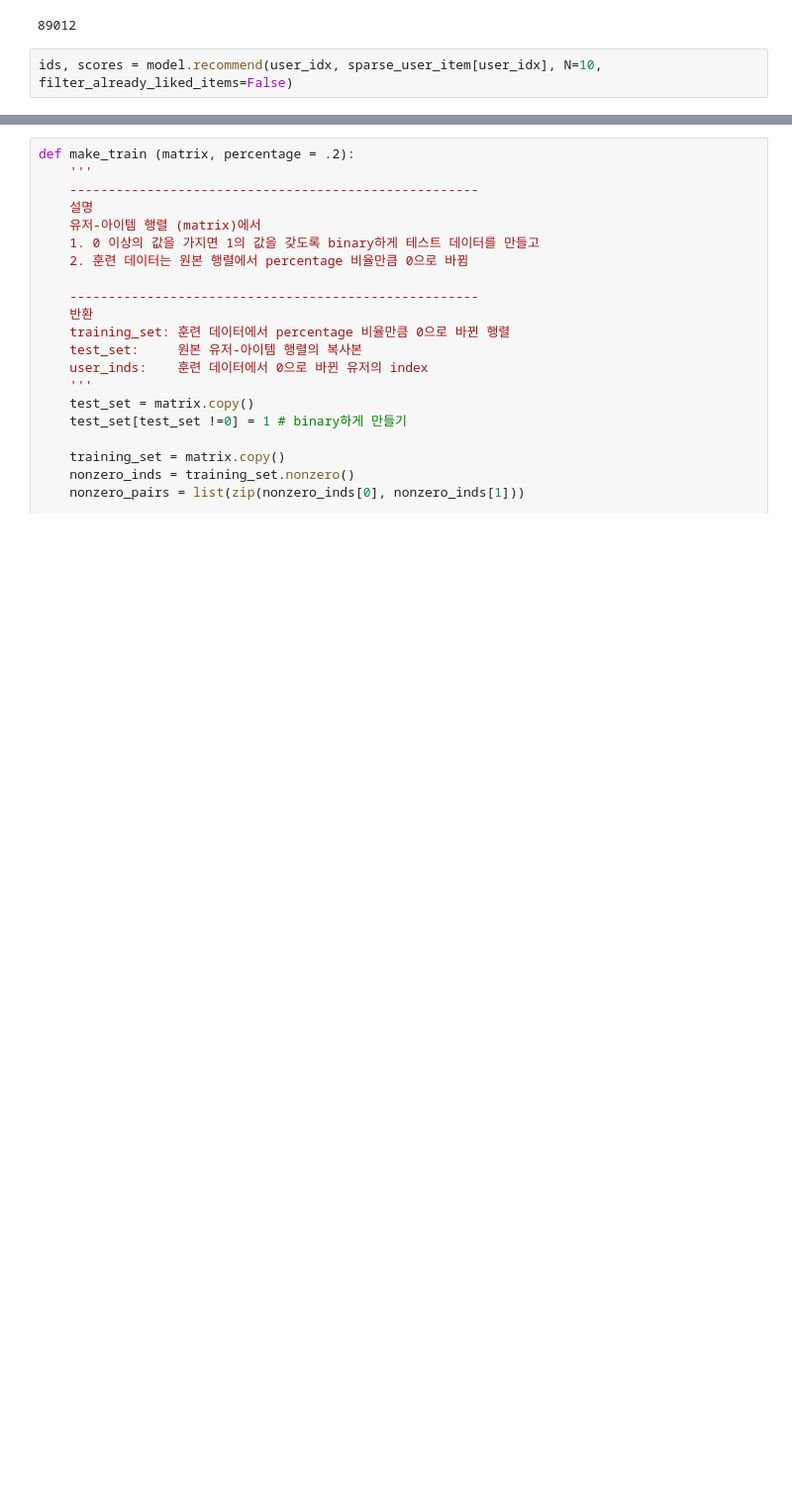
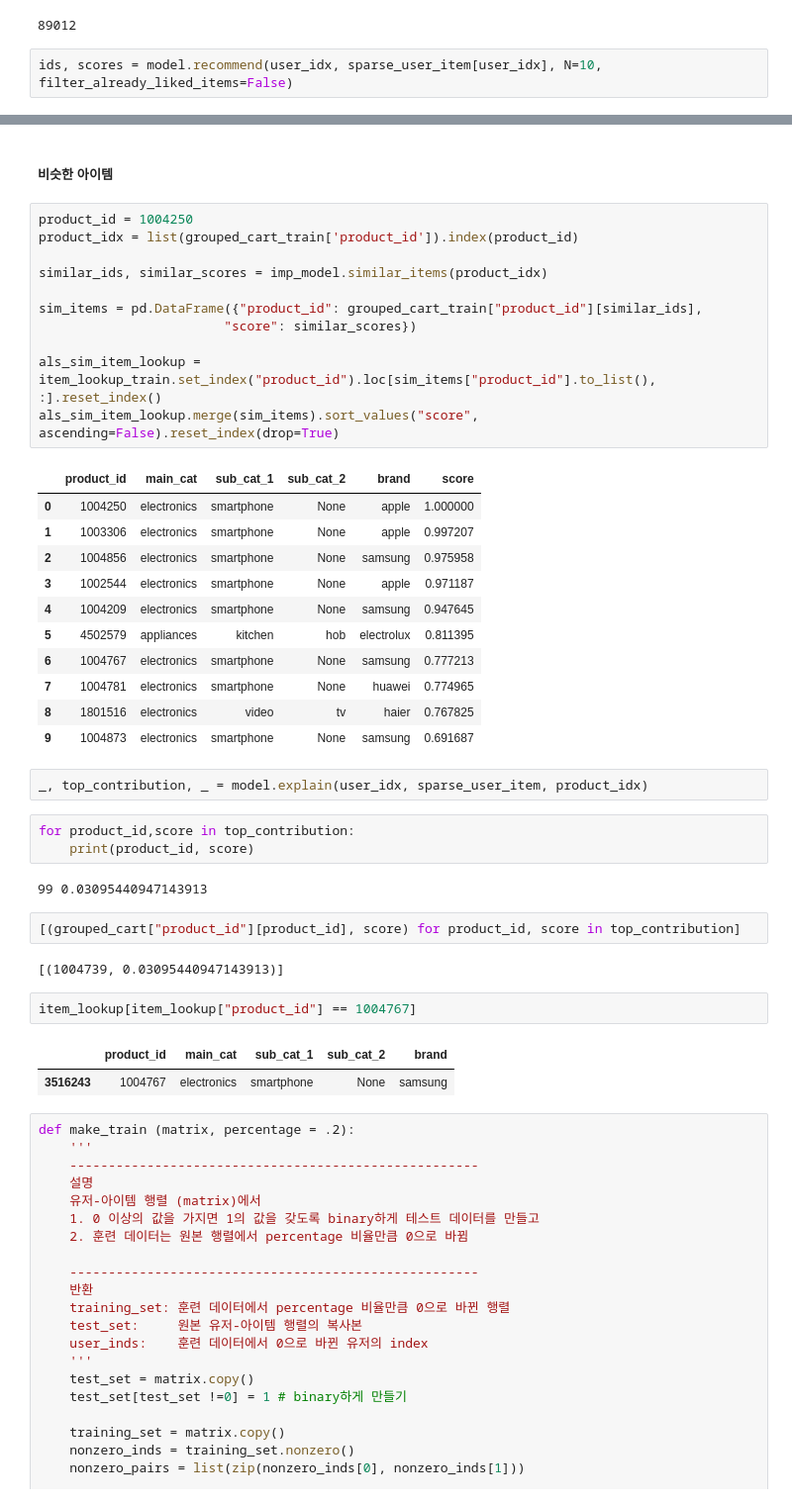
Before and after one commit to benidjor/ecommerce-behavior-data-analysis, a Jupyter notebook: tsj_data/als_recommend2.ipynb, the cells around one changed output, grey strips where cells are left out. Shown at 99% size. Drawn from its saved outputs; the diff is of its cells as text; blank space fills up the shorter version.

```diff
--- a/tsj_data/als_recommend2.ipynb
+++ b/tsj_data/als_recommend2.ipynb
@@ -253,3 +480,44 @@ als_item_lookup.merge(als_rec)
+# %% [markdown]
+##### 비슷한 아이템
+# %%
+product_id = 1004250
+product_idx = list(grouped_cart_train['product_id']).index(product_id)
+
+similar_ids, similar_scores = imp_model.similar_items(product_idx)
+
+sim_items = pd.DataFrame({"product_id": grouped_cart_train["product_id"][similar_ids],
+                        "score": similar_scores})
+
+als_sim_item_lookup = item_lookup_train.set_index("product_id").loc[sim_items["product_id"].to_list(), :].reset_index()
+als_sim_item_lookup.merge(sim_items).sort_values("score", ascending=False).reset_index(drop=True)
+# %% [output]
+|  | product_id | main_cat | sub_cat_1 | sub_cat_2 | brand | score |
+| 0 | 1004250 | electronics | smartphone | None | apple | 1.000000 |
+| 1 | 1003306 | electronics | smartphone | None | apple | 0.997207 |
+| 2 | 1004856 | electronics | smartphone | None | samsung | 0.975958 |
+| 3 | 1002544 | electronics | smartphone | None | apple | 0.971187 |
+| 4 | 1004209 | electronics | smartphone | None | samsung | 0.947645 |
+| 5 | 4502579 | appliances | kitchen | hob | electrolux | 0.811395 |
+| 6 | 1004767 | electronics | smartphone | None | samsung | 0.777213 |
+| 7 | 1004781 | electronics | smartphone | None | huawei | 0.774965 |
+| 8 | 1801516 | electronics | video | tv | haier | 0.767825 |
+| 9 | 1004873 | electronics | smartphone | None | samsung | 0.691687 |
+# %%
+_, top_contribution, _ = model.explain(user_idx, sparse_user_item, product_idx)
+# %%
+for product_id,score in top_contribution:
+    print(product_id, score)
+# %% [output]
+99 0.03095440947143913
+# %%
+[(grouped_cart["product_id"][product_id], score) for product_id, score in top_contribution]
+# %% [output]
+[(1004739, 0.03095440947143913)]
+# %%
+item_lookup[item_lookup["product_id"] == 1004767]
+# %% [output]
+|  | product_id | main_cat | sub_cat_1 | sub_cat_2 | brand |
+| 3516243 | 1004767 | electronics | smartphone | None | samsung |
 # %%
 def make_train (matrix, percentage = .2):
     '''
```
Also changed, not shown: parts of 36 cells of this notebook, 2 other files.
